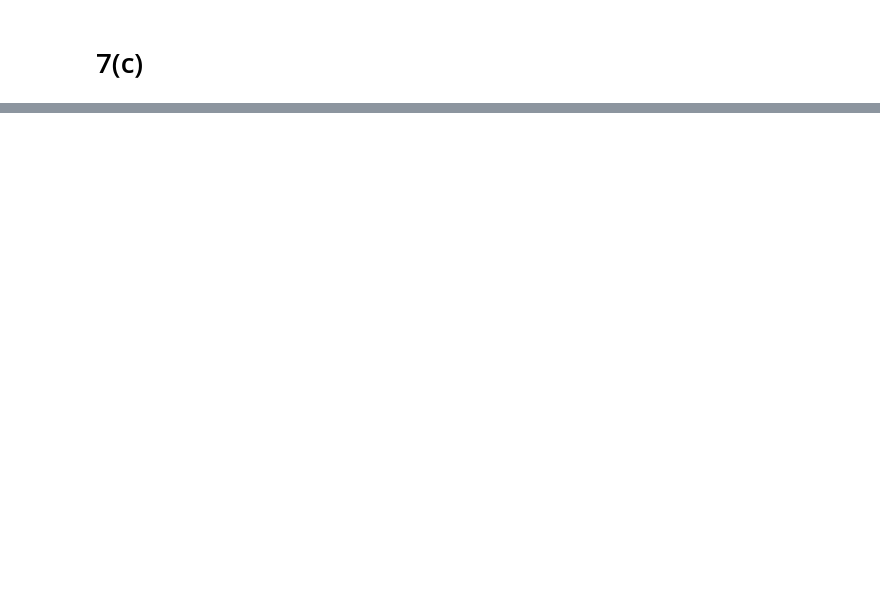
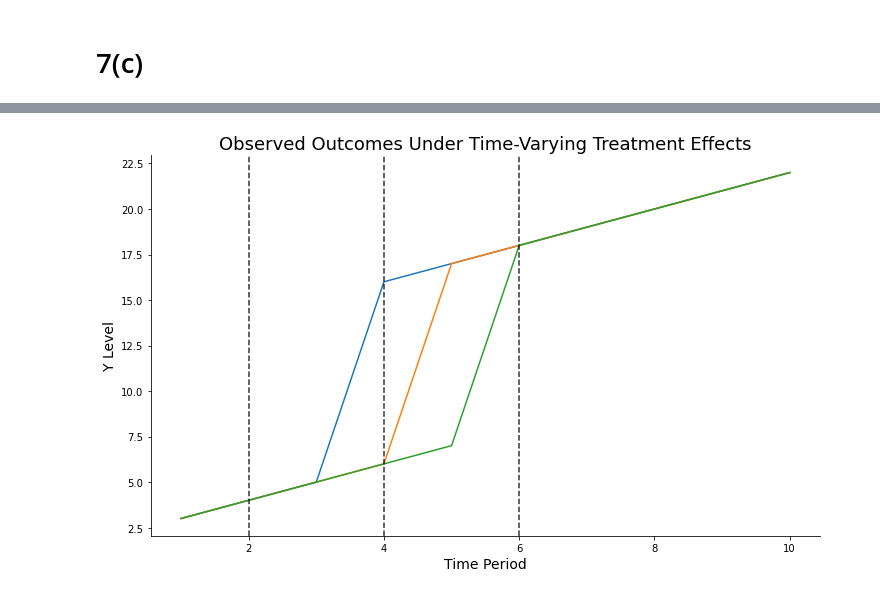
Before and after one commit to stevenbuschbach/Applied-Microeconometrics, a Jupyter notebook: q7/q7_code.ipynb, the cells around one changed output, grey strips where cells are left out. Drawn from its saved outputs; the diff is of its cells as text; code cells hidden in the pictures; blank space fills up the shorter version.

```diff
--- a/q7/q7_code.ipynb
+++ b/q7/q7_code.ipynb
@@ -159,0 +274,29 @@ plt.show()
+# %%
+fig,ax = plt.subplots(figsize=(12,7))
+
+# Formatting stuff
+ax.spines['top'].set_visible(False)
+ax.spines['right'].set_visible(False)
+
+# Plot 1 main stuff
+ax.plot(agg_df1.loc[agg_df1.cohort == 4, 'time'], agg_df1.loc[agg_df1.cohort == 4, 'y'])
+ax.plot(agg_df1.loc[agg_df1.cohort == 5, 'time'], agg_df1.loc[agg_df1.cohort == 5, 'y'])
+ax.plot(agg_df1.loc[agg_df1.cohort == 6, 'time'], agg_df1.loc[agg_df1.cohort == 6, 'y'])
+
+# Vertical/horizontal lines
+ax.axvline(x=2, color='black', linestyle='dashed', alpha=0.8)
+ax.axvline(x=4, color='black', linestyle='dashed', alpha=0.8)
+ax.axvline(x=6, color='black', linestyle='dashed', alpha=0.8)
+
+# Axis mess
+ax.set_xlabel("Time Period", size=14)
+ax.set_ylabel("Y Level", size=14)
+
+# Titles
+ax.set_title("Observed Outcomes Under Time-Varying Treatment Effects", size=18)
+
+# Save out
+plt.savefig("./q7_output/q7c.png")
+plt.show()
+# %% [output]
+[figure, added]
```
Also changed, not shown: parts of 16 cells of this notebook, 4 other files.
